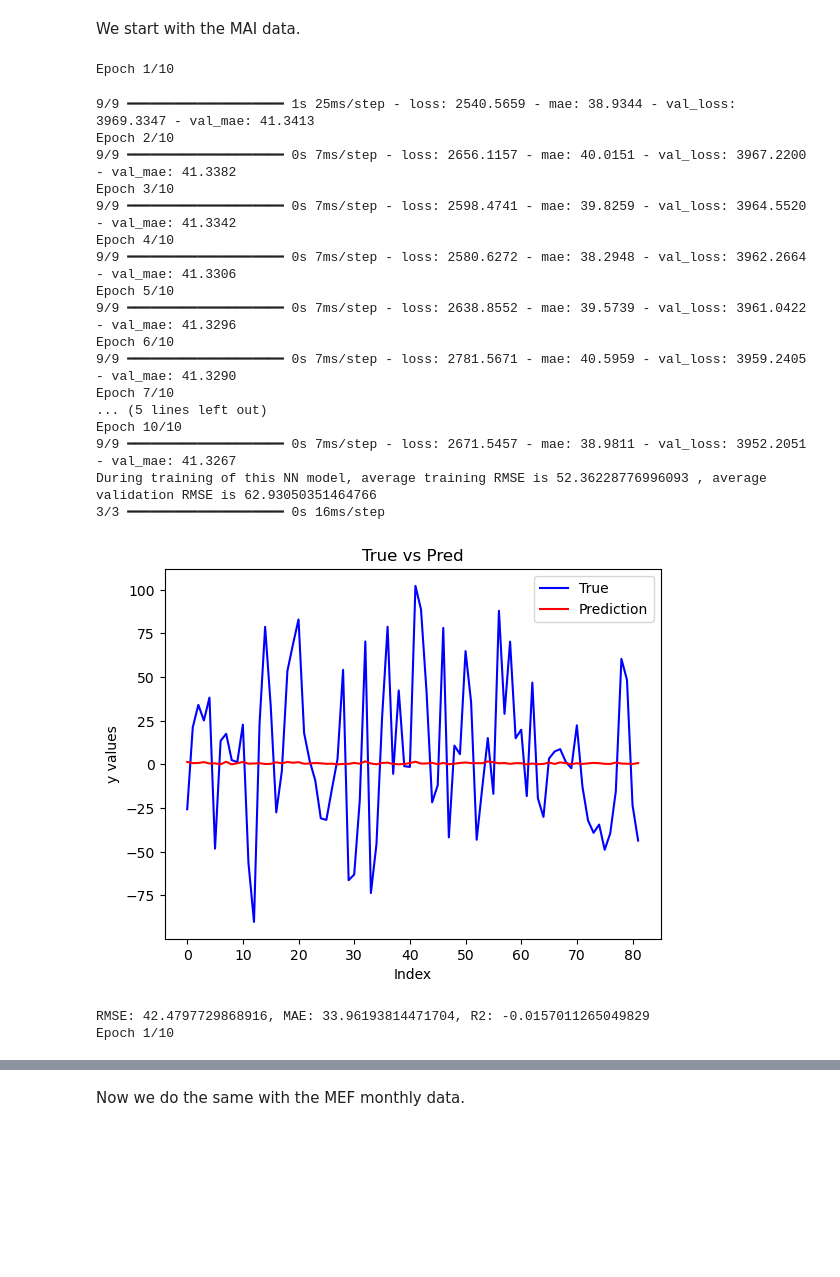
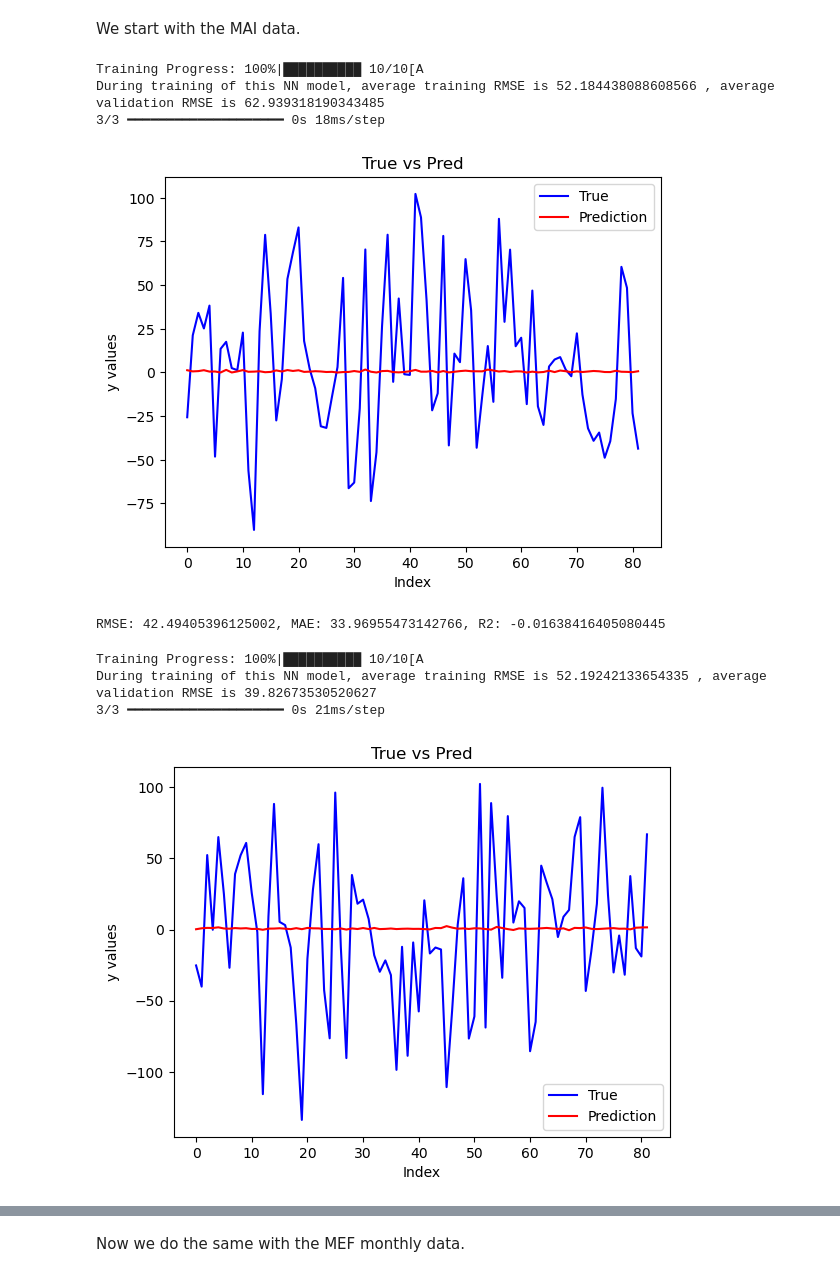
Before and after one commit to astavrop0/MAI_for_stock_return_predictability, a Jupyter notebook: notebooks/NeuralNetworkModel.ipynb, the cells around one changed output, grey strips where cells are left out. Saved outputs shown, nothing was run; the diff lists cells and outputs as text; code cells hidden in the pictures; blank space fills up the shorter version.

```diff
--- a/notebooks/NeuralNetworkModel.ipynb
+++ b/notebooks/NeuralNetworkModel.ipynb
@@ -95,15 +97,16 @@ def train_neural_network_MAI(X, y):
 
     # Train the model
     # the best number of epochs and batch_size have been selected
-    history = model.fit(X, y, epochs=10, batch_size=32, validation_split=0.2)
+    epochs = 10  # Define the number of epochs
 
-    # Plot training and validation accuracy over epochs
-    # plt.plot(history.history['loss'], label='Training MSE')
-    # plt.plot(history.history['val_loss'], label='Validation MSE')
-    # plt.xlabel('Epoch')
-    # plt.ylabel('Accuracy')
-    # plt.legend()
-    # plt.show()
+    # Suppress the verbose output of model.fit()
+    history = model.fit(X, y, epochs=epochs, batch_size=32, validation_split=0.2, verbose=0)
+
+    # Custom progress bar
+    with tqdm(total=epochs, file=sys.stdout, desc="Training Progress", bar_format='{l_bar}{bar} {n_fmt}/{total_fmt}') as pbar:
+        for epoch in range(epochs):
+            # Insert any per-epoch logic or checks if necessary
+            pbar.update(1)
 
     mse_values = history.history['loss']
     mse_values_val = history.history['val_loss']
@@ -208,48 +212,42 @@ We start with the MAI data.
 # %%
 # Test the performance of the model on 10 different random train-test splits of MAI monthly data, and report the average RMSE.
 list_RMSE_train_train=[]
 list_RMSE_train_val=[]
 list_RMSE=[]
 
 np.random.seed(11)
 random.seed(11)
 
-for i in range(0,10):
-  # Generate training and test data sets
-  X_train, y_train, X_test, y_test = split_data(X_mai_m, y_mkt_m, 0.2, i)
+# Use tqdm for the outer loop to track progress of iterations
+for i in tqdm(range(10), desc="Training Iterations", file=sys.stdout):
+    # Generate training and test data sets
+    X_train, y_train, X_test, y_test = split_data(X_mai_m, y_mkt_m, 0.2, i)
 
-  # Use X_train and y_train as MAI features and target variable
-  trained_model, training_history, avg_RMSE_train, avg_RMSE_test = train_neural_network_MAI(X_train, y_train)
-  print('During training of this NN model, average training RMSE is', avg_RMSE_train, ', average validation RMSE is', avg_RMSE_test)
-  list_RMSE_train_train.append(avg_RMSE_train)
-  list_RMSE_train_val.append(avg_RMSE_test)
+    # Train the model
+    trained_model, training_history, avg_RMSE_train, avg_RMSE_test = train_neural_network_MAI(X_train, y_train)
+    print('During training of this NN model, average training RMSE is', avg_RMSE_train, ', average validation RMSE is', avg_RMSE_test)
+    list_RMSE_train_train.append(avg_RMSE_train)
+    list_RMSE_train_val.append(avg_RMSE_test)
 
-  # Have the performance of the trained model evaluated on the test set
-  MSE, MAE, R2 = test_model(trained_model, X_test, y_test)
-  print(f'RMSE: {MSE**(1/2)}, MAE: {MAE}, R2: {R2}')
-  list_RMSE.append(MSE**(1/2))
-avg_RMSE=np.mean(list_RMSE)
+    # Evaluate the model
+    MSE, MAE, R2 = test_model(trained_model, X_test, y_test)
+    print(f'RMSE: {MSE**(1/2)}, MAE: {MAE}, R2: {R2}')
+    list_RMSE.append(MSE**(1/2))
+
+# Calculate and print average RMSE
+avg_RMSE = np.mean(list_RMSE)
+print(' ')
 print(' ')
 print('The average test RMSE over 10 iterations for MAI monthly data is:', avg_RMSE)
+print(' ')
+print(' ')
 # %% [output]
-Epoch 1/10
+Training Progress: 100%|██████████ 10/10[A
+During training of this NN model, average training RMSE is 52.184438088608566 , average validation RMSE is 62.939318190343485
+3/3 ━━━━━━━━━━━━━━━━━━━━ 0s 18ms/step
+[figure]
-9/9 ━━━━━━━━━━━━━━━━━━━━ 1s 25ms/step - loss: 2540.5659 - mae: 38.9344 - val_loss: 3969.3347 - val_mae: 41.3413
-Epoch 2/10
-9/9 ━━━━━━━━━━━━━━━━━━━━ 0s 7ms/step - loss: 2656.1157 - mae: 40.0151 - val_loss: 3967.2200 - val_mae: 41.3382
-Epoch 3/10
-9/9 ━━━━━━━━━━━━━━━━━━━━ 0s 7ms/step - loss: 2598.4741 - mae: 39.8259 - val_loss: 3964.5520 - val_mae: 41.3342
-Epoch 4/10
-9/9 ━━━━━━━━━━━━━━━━━━━━ 0s 7ms/step - loss: 2580.6272 - mae: 38.2948 - val_loss: 3962.2664 - val_mae: 41.3306
-Epoch 5/10
-9/9 ━━━━━━━━━━━━━━━━━━━━ 0s 7ms/step - loss: 2638.8552 - mae: 39.5739 - val_loss: 3961.0422 - val_mae: 41.3296
-Epoch 6/10
-9/9 ━━━━━━━━━━━━━━━━━━━━ 0s 7ms/step - loss: 2781.5671 - mae: 40.5959 - val_loss: 3959.2405 - val_mae: 41.3290
-Epoch 7/10
-... (5 lines left out)
-Epoch 10/10
-9/9 ━━━━━━━━━━━━━━━━━━━━ 0s 7ms/step - loss: 2671.5457 - mae: 38.9811 - val_loss: 3952.2051 - val_mae: 41.3267
-During training of this NN model, average training RMSE is 52.36228776996093 , average validation RMSE is 62.93050351464766
-3/3 ━━━━━━━━━━━━━━━━━━━━ 0s 16ms/step
+RMSE: 42.49405396125002, MAE: 33.96955473142766, R2: -0.01638416405080445
-[figure]
-RMSE: 42.4797729868916, MAE: 33.96193814471704, R2: -0.0157011265049829
-Epoch 1/10
+Training Progress: 100%|██████████ 10/10[A
+During training of this NN model, average training RMSE is 52.19242133654335 , average validation RMSE is 39.82673530520627
+3/3 ━━━━━━━━━━━━━━━━━━━━ 0s 21ms/step
+[figure]
```
Also changed, not shown: parts of 9 cells of this notebook, 2 other files.
